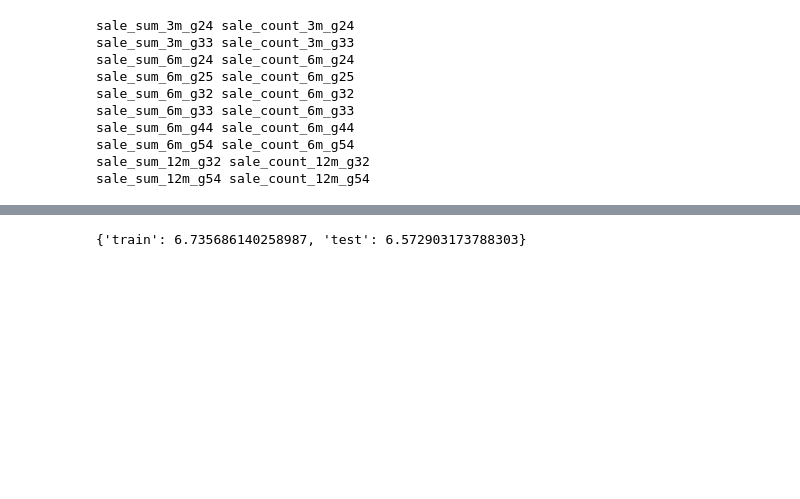
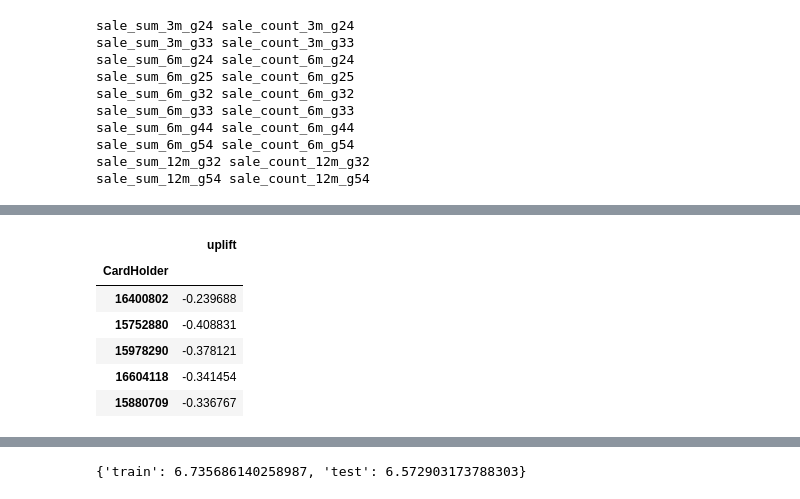
Before and after one commit to DKozl50/pluh_sms, a Jupyter notebook: experiments/day_3.ipynb, the cells around one changed output, grey strips where cells are left out. Drawn from its saved outputs; the diff is of its cells as text; code cells hidden in the pictures; blank space fills up the shorter version.

```diff
--- a/experiments/day_3.ipynb
+++ b/experiments/day_3.ipynb
@@ -124,3 +131,5 @@ sale_sum_6m_g44 sale_count_6m_g44
 sale_sum_6m_g54 sale_count_6m_g54
 sale_sum_12m_g32 sale_count_12m_g32
 sale_sum_12m_g54 sale_count_12m_g54
+# %%
+train['gender'] = train['gender'].apply(lambda x: x=='М')
@@ -126,0 +150,24 @@ sale_sum_12m_g54 sale_count_12m_g54
+# %%
+import lightgbm
+import xgboost
+from catboost import CatBoostClassifier
+
+param = {'colsample_bytree': 0.9,
+   'gamma': 0.5,
+   'max_depth': 7,
+   'min_child_weight': 10,
+   'n_estimators': 10,
+   'n_jobs': -1,
+   'subsample': 0.6,
+   'verbose': False}
+
+num = 5
+
+models = {}
+for i in range(1, num + 1):
+    models[str(i)] = xgboost.XGBClassifier(**param, random_state=i)
+
+model = BlendedModel(models)
+# %%
+from sklearn.utils import shuffle
+train = shuffle(train)
@@ -126,0 +194,3 @@ sale_sum_12m_g54 sale_count_12m_g54
+# %%
+from sklearn.model_selection import train_test_split
+model.fit(train_test_split(train, test_size=0.1))
@@ -126,0 +215,6 @@ sale_sum_12m_g54 sale_count_12m_g54
+# %%
+scores=model.predict(test)
+preds=pd.Series(scores, index=test_backup['CardHolder'], name='uplift')
+preds_frame=pd.DataFrame(preds)
+preds_frame.head()
+# %% [output]
@@ -126,0 +222,7 @@ sale_sum_12m_g54 sale_count_12m_g54
+|  | uplift |
+| CardHolder |  |
+| 16400802 | -0.239688 |
+| 15752880 | -0.408831 |
+| 15978290 | -0.378121 |
+| 16604118 | -0.341454 |
+| 15880709 | -0.336767 |
```
Also changed, not shown: parts of 13 cells of this notebook, 12 other files.
